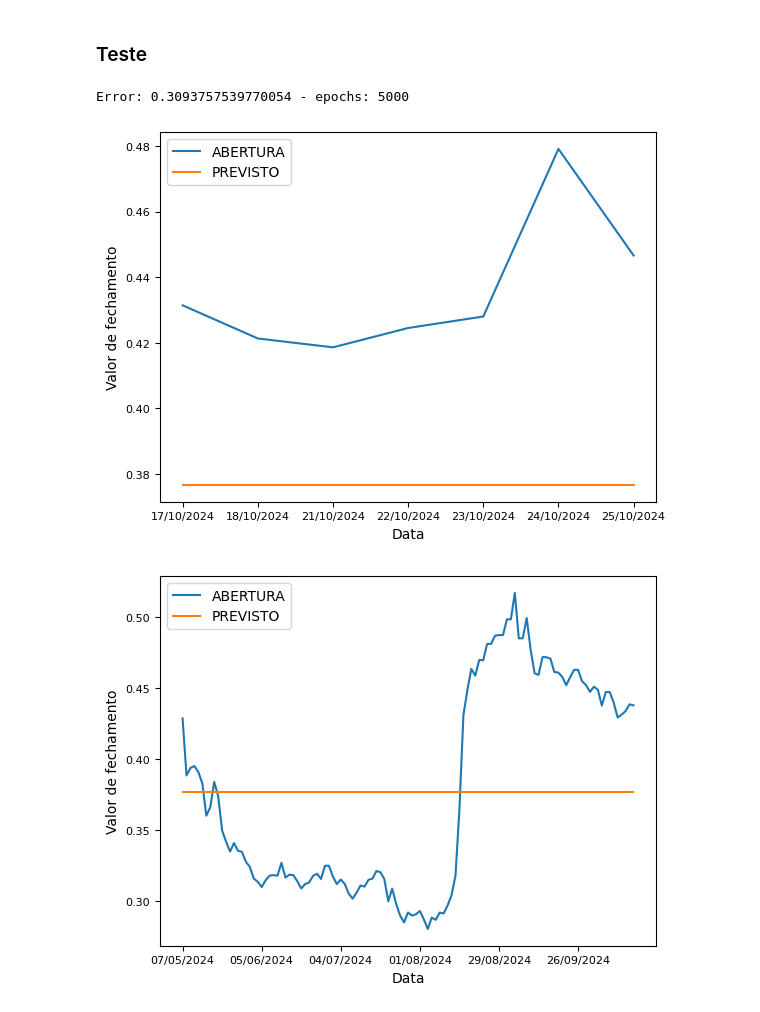
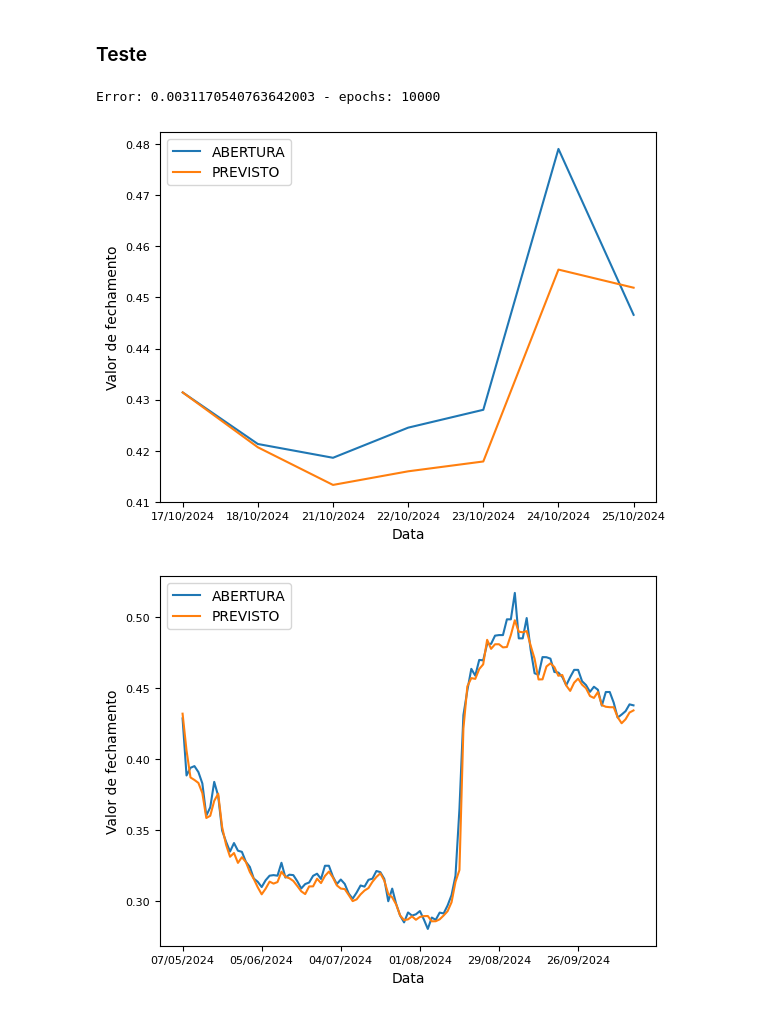
Before and after one commit to Diogo-NB/stock-exchange-mlp-predictions, a Jupyter notebook: stock_exchange_mlp_predictions.ipynb, the cells around one changed output. Cells and saved outputs as stored; diff of their text form; code cells hidden in the pictures.

```diff
--- a/stock_exchange_mlp_predictions.ipynb
+++ b/stock_exchange_mlp_predictions.ipynb
@@ -101,0 +7,8 @@ df
+# %%
+import pandas
+import numpy as np
+
+STOCK_NAME = 'IRBR3'
+
+df = pandas.read_csv(f'data/final/{STOCK_NAME}.csv', index_col='DATA', sep=';', decimal='.')
+df
@@ -122,23 +50,23 @@ x_train.shape, t_train.shape, x_test.shape, t_test.shape
 # %%
 from mlp_model import MLP
 
-mlp = MLP(layers_sizes=[49, 125, 75, 50, 25, 5, 1])
-error, epochs = mlp.train(x_train, t_train, learning_rate=0.03, max_epochs=5000, tolerated_error=0.0001)
+mlp = MLP(layers_sizes=[49, 150, 125, 75, 50, 25, 5, 1])
+error, epochs = mlp.train(x_train, t_train, learning_rate=0.01, max_epochs=10000, tolerated_error=0.0001)
 print(f'Error: {error} - epochs: {epochs}')
 
 y_test = mlp.predict(x_test)
 df_test = df.iloc[-n_test:].copy()
 df_test['PREVISTO'] = y_test
 
-df_test.plot(y=['ABERTURA', 'PREVISTO'], xlabel='Data', ylabel='Valor de fechamento', fontsize=8).get_figure().show()
+df_test.plot(y=['ABERTURA', 'PREVISTO'], xlabel='Data', ylabel='Valor de fechamento', fontsize=8).get_figure().savefig(f'results/{STOCK_NAME}_1.png')
 
 y = mlp.predict(x_train)
 
 df_predict = df.iloc[7:-n_test].copy()
 df_predict['PREVISTO'] = y
 
-df_predict.plot(y=['ABERTURA', 'PREVISTO'], xlabel='Data', ylabel='Valor de fechamento', fontsize=8).get_figure().show()
+df_predict.plot(y=['ABERTURA', 'PREVISTO'], xlabel='Data', ylabel='Valor de fechamento', fontsize=8).get_figure().savefig(f'results/{STOCK_NAME}_2.png')
 # %% [output]
-Error: 0.3093757539770054 - epochs: 5000
+Error: 0.0031170540763642003 - epochs: 10000
-[figure, old version]
+[figure, new version]
-[figure, old version]
+[figure, new version]
```
Also changed, not shown: parts of 8 cells of this notebook, 8 other files.
